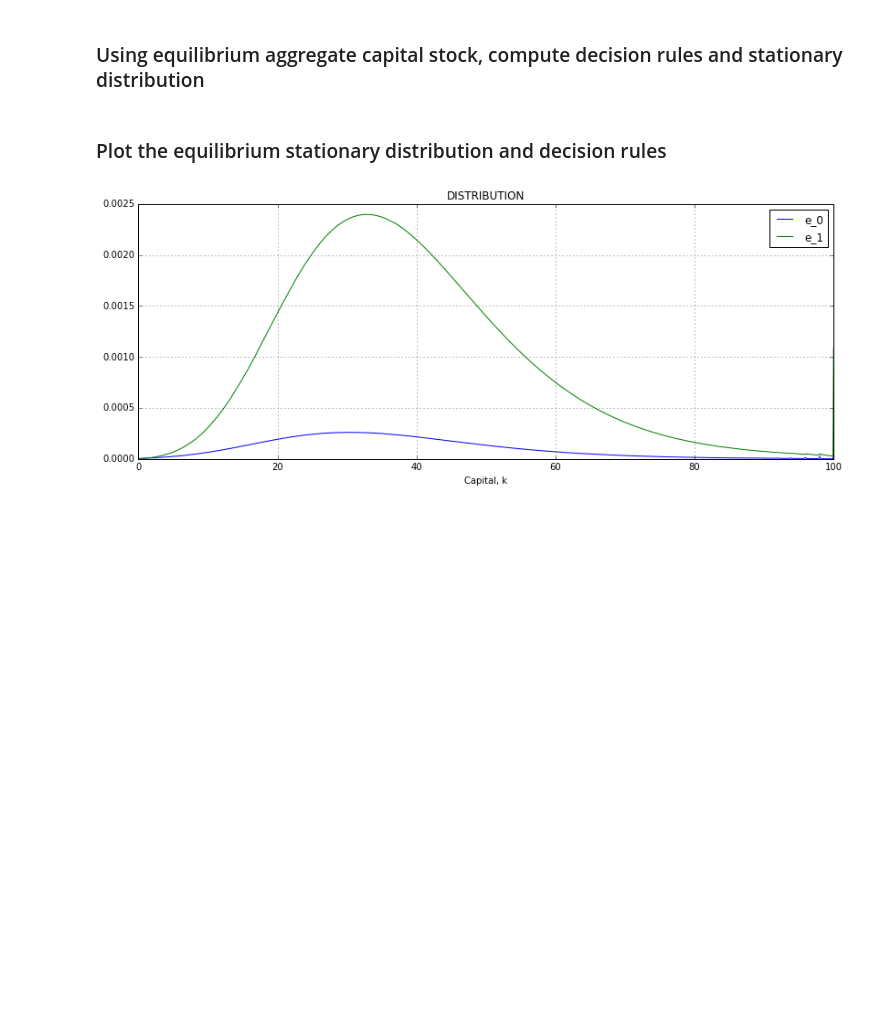
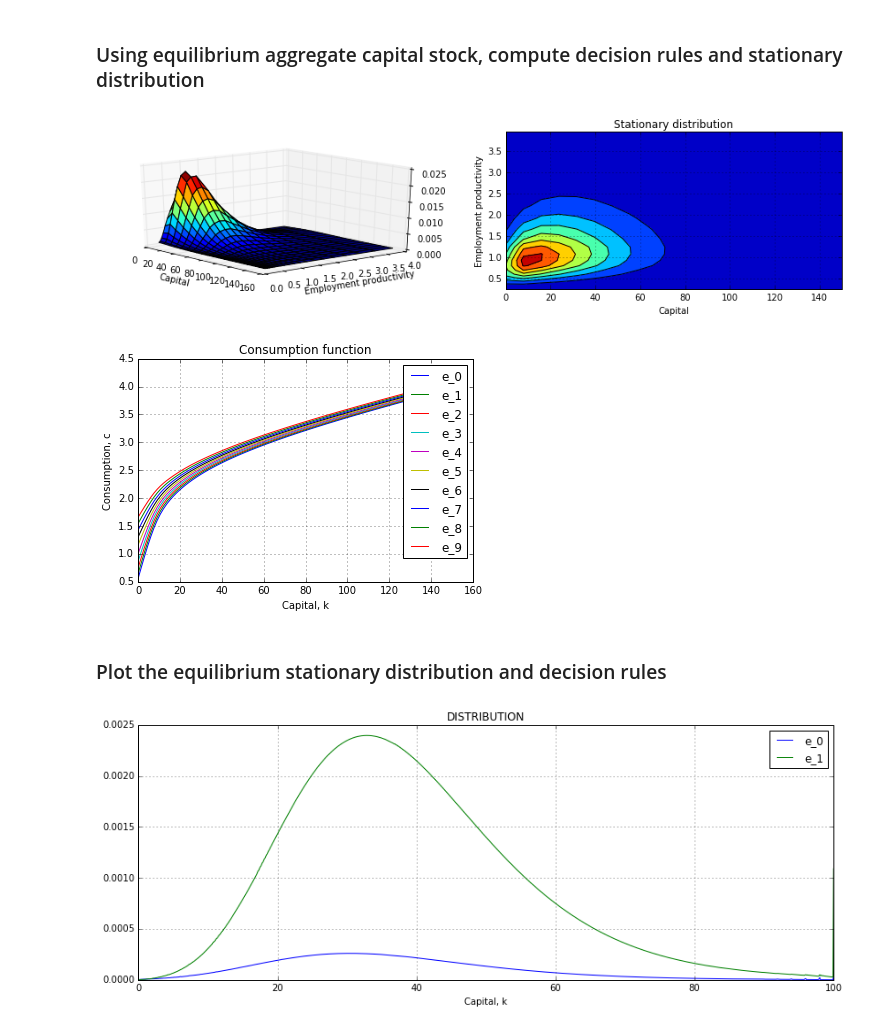
Before and after one commit to jagman88/dolo, a Jupyter notebook: examples/models/incomplete_markets_dtcscc_TimeIterationDirect.ipynb, the cells around one changed output. Saved outputs shown, nothing was run; the diff lists cells and outputs as text; code cells hidden in the pictures; blank space fills up the shorter version.

Commit message:
ADD: more stuff using time iteration direct

```diff
--- a/examples/models/incomplete_markets_dtcscc_TimeIterationDirect.ipynb
+++ b/examples/models/incomplete_markets_dtcscc_TimeIterationDirect.ipynb
@@ -32,4 +32,4 @@ dr = time_iteration(model, with_complementarities=True, verbose=False)
 UserWarning:c:\users\james\source\dolo\dolo\algos\dtcscc\time_iteration.py:148
     Maximum number of iterations reached
 # %%
-dr_drct = time_iteration_direct(model,with_complementarities=True, verbose=False)       # Direct doesn't use complementarities!
+dr = time_iteration_direct(model,with_complementarities=True, verbose=False)       # Direct doesn't use complementarities!
@@ -235,3 +179,59 @@ L, QT = dst.stat_dist(model, mdr, Nkf=Nkf, verbose=False)
+# %%
+model.set_calibration(kagg=K)
+dr = time_iteration_direct(model, with_complementarities=True, verbose=False)
+L, QT = dst.stat_dist(model, dr, Nf, Nq=7, itmaxL=5000, tolL=1e-8, verbose=True)
+# %%
+# 3D plot of the distribution
+Nkf = Nf[0]
+Nef = Nf[1]
+Z = L.reshape([Nef, Nkf],order='F')    # Need Fortran order since variables are in a different order
+sgridf = dst.fine_grid(model, Nf)
+kgridf = np.unique(sgridf[:,0])
+egridf = np.unique(sgridf[:,1])
+# kgridf, egridf = dst.fine_grid(model, Nf)
+X, Y = np.meshgrid(kgridf, np.exp(egridf))
+
+fig = plt.figure(figsize=(15, 7))
+# plt.subplot(121)
+ax = fig.add_subplot(221, projection='3d')
+ax.plot_surface(X, Y, Z, rstride=1, cstride=1, cmap = cm.jet)
+plt.xlabel('Capital')
+plt.ylabel('Employment productivity')
+ax.elev = 20
+ax.azim = 320
+
+ax = fig.add_subplot(222)
+contour = plt.contour(X, Y, Z, colors='k')
+cp = plt.contourf(X, Y, Z)
+plt.title('Stationary distribution')
+plt.xlabel('Capital')
+plt.ylabel('Employment productivity')
+plt.grid()
+plt.show()
+
+
+
+Nk = 100
+Nftmp = np.array([Nk,1])
+egrid = np.unique(dr.grid[:,1])
+Ne = egrid.shape[0]
+
+drc = np.zeros([Nk, Ne])
+for i_e in range(Ne):
+    sgridf = mlinspace(np.array([min(dr.grid[:,0]), egrid[i_e]]), np.array([max(dr.grid[:,0]), egrid[i_e]]),Nftmp)
+    drc[:, i_e] = dr(sgridf).flatten()
+
+ax = fig.add_subplot(223)
+for i_e in range(10):
+    plt.plot(sgridf[:,0], drc[:,i_e],label='e_'+str(i_e))
+plt.ylabel('Consumption, c')
+plt.xlabel('Capital, k')
+plt.title('Consumption function')
+plt.legend()
+plt.grid()
+# %% [output]
+[figure, added]
+[figure, added]
 # %% [markdown]
 ### Plot the equilibrium stationary distribution and decision rules
 # %%
```
Also changed, not shown: parts of 10 cells of this notebook, 1 other file.
